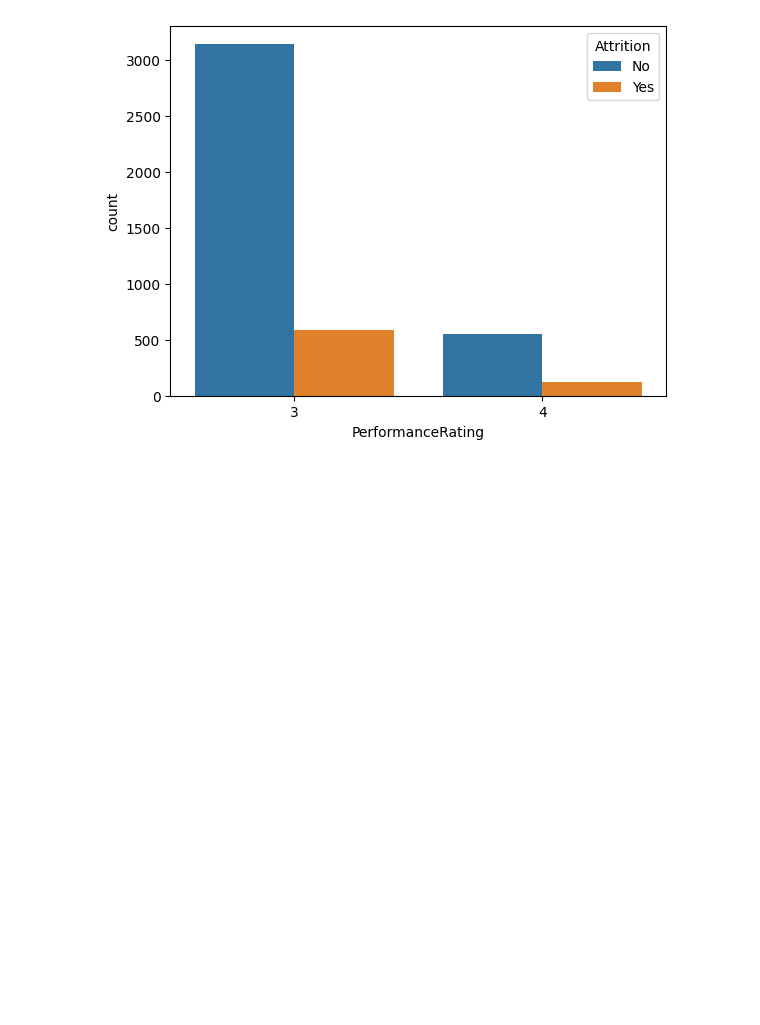
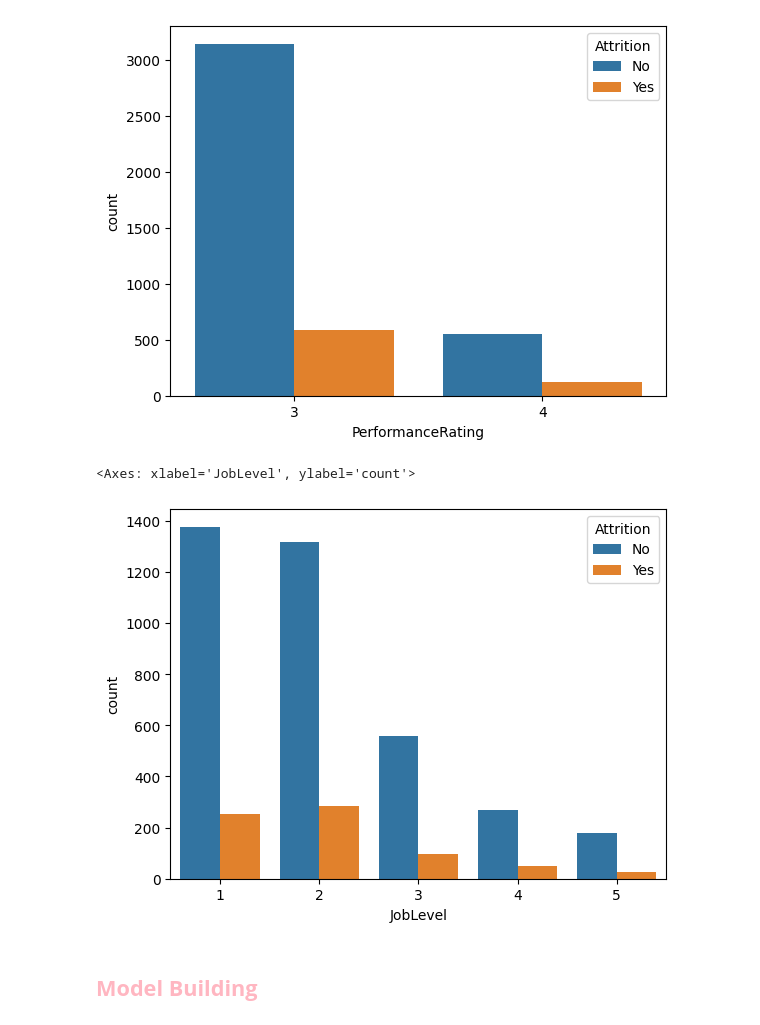
Before and after one commit to sahilkhan-7/employee-attrition-analysis, a Jupyter notebook: main.ipynb, the cells around one changed output. Drawn from its saved outputs; the diff is of its cells as text; code cells hidden in the pictures; blank space fills up the shorter version.

```diff
--- a/main.ipynb
+++ b/main.ipynb
@@ -175,3 +222,11 @@ sns.countplot(x = 'PerformanceRating', hue='Attrition', data = df)
 # %% [output]
 <Axes: xlabel='PerformanceRating', ylabel='count'>
 [figure]
+# %%
+# Attrition by job level
+sns.countplot(x = 'JobLevel', hue='Attrition', data = df)
+# %% [output]
+<Axes: xlabel='JobLevel', ylabel='count'>
+[figure, added]
+# %% [markdown]
+## <font color = 'lightpink'><b>Model Building</b></font>
```
Also changed, not shown: parts of 46 cells of this notebook.
